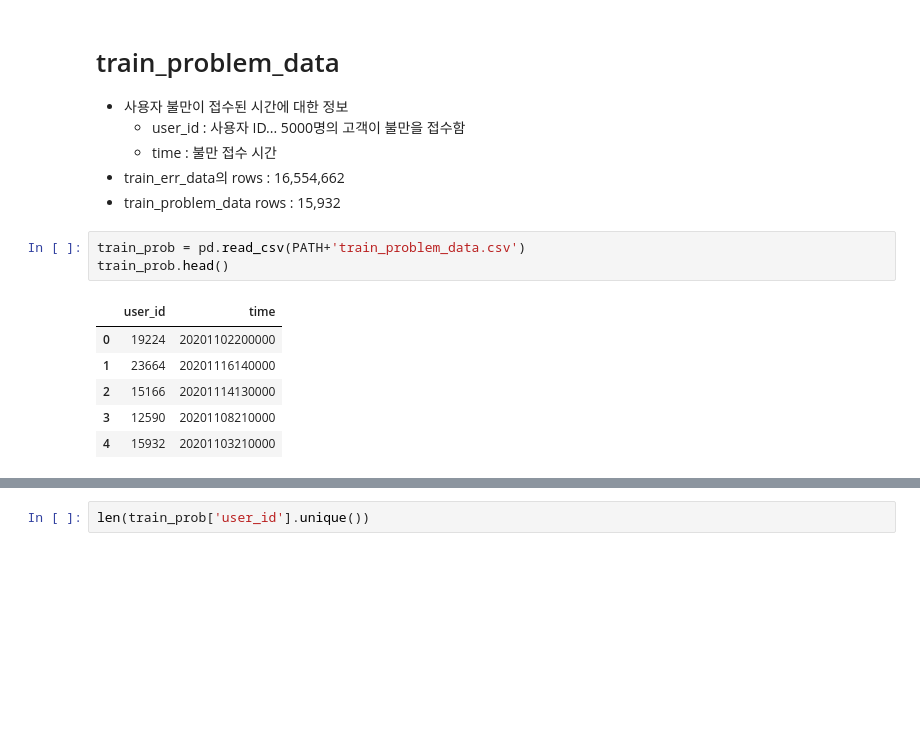
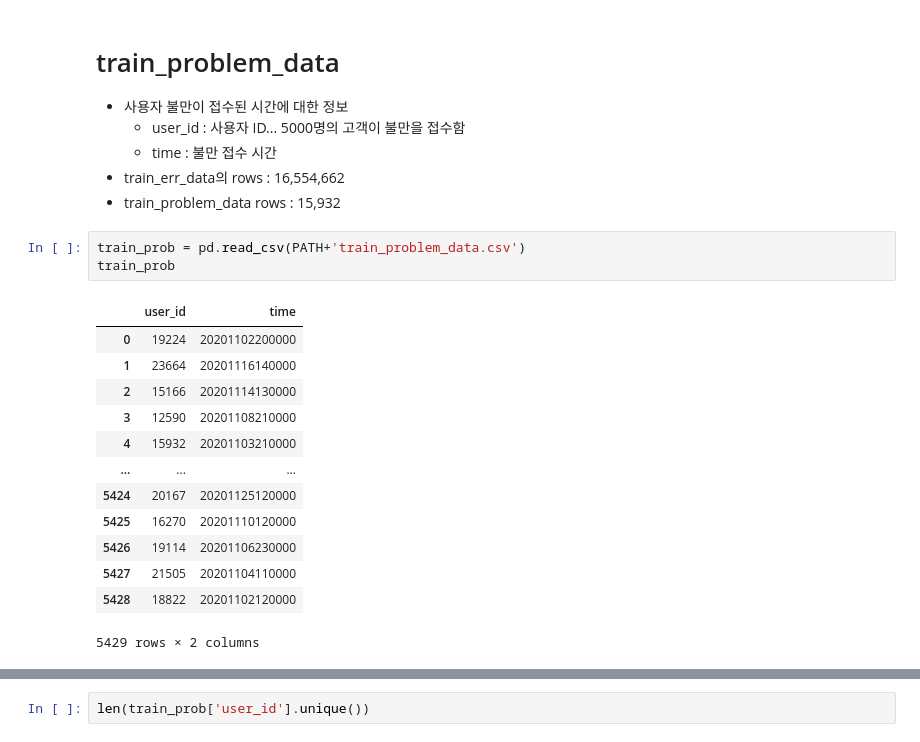
Before and after one commit to HandeulLy/Dacon, a Jupyter notebook: 6_LG_AUC/eda.ipynb, the cells around one changed output, grey strips where cells are left out. Saved outputs shown, nothing was run; the diff lists cells and outputs as text; blank space fills up the shorter version.

```diff
--- a/6_LG_AUC/eda.ipynb
+++ b/6_LG_AUC/eda.ipynb
@@ -118,11 +147,18 @@ len(train_err['errcode'].unique())
 * train_problem_data rows : 15,932
 # %%
 train_prob = pd.read_csv(PATH+'train_problem_data.csv')
-train_prob.head()
+train_prob
 # %% [output]
 |  | user_id | time |
 | 0 | 19224 | 20201102200000 |
 | 1 | 23664 | 20201116140000 |
 | 2 | 15166 | 20201114130000 |
 | 3 | 12590 | 20201108210000 |
 | 4 | 15932 | 20201103210000 |
+| ... | ... | ... |
+| 5424 | 20167 | 20201125120000 |
+| 5425 | 16270 | 20201110120000 |
+| 5426 | 19114 | 20201106230000 |
+| 5427 | 21505 | 20201104110000 |
+| 5428 | 18822 | 20201102120000 |
+5429 rows × 2 columns
```
Also changed, not shown: parts of 14 cells of this notebook, 1 other file.
